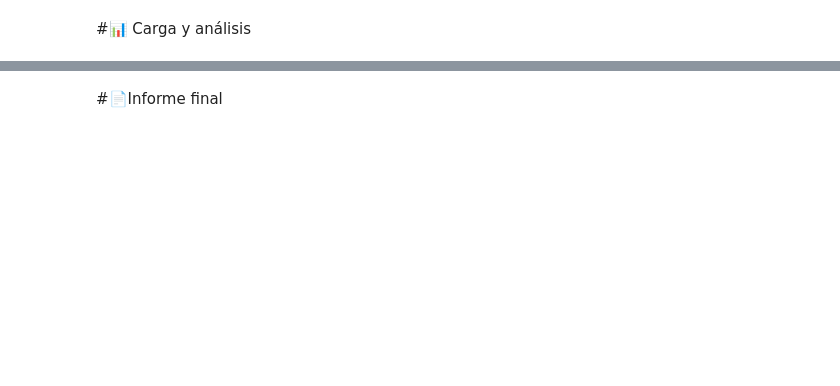
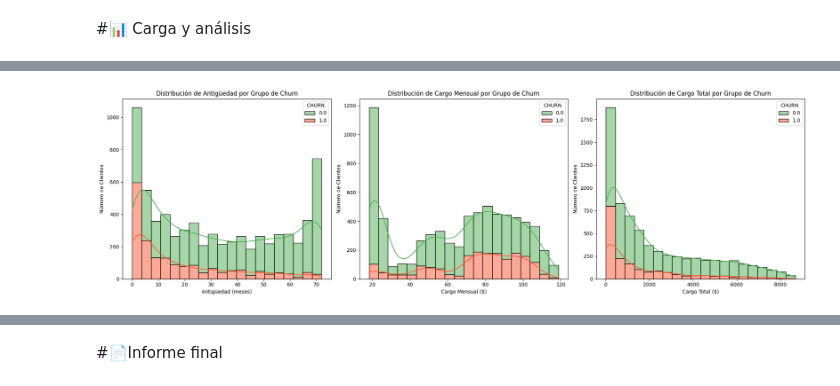
Before and after one commit to HeberBernal/Heber-base-de-datos-challenge1-latam, a Jupyter notebook: TelecomX_LATAM.ipynb, the cells around one changed output, grey strips where cells are left out. Cells and saved outputs as stored; diff of their text form; code cells hidden in the pictures; blank space fills up the shorter version.

```diff
--- a/TelecomX_LATAM.ipynb
+++ b/TelecomX_LATAM.ipynb
@@ -8,0 +546,52 @@
+# %%
+
+
+df_flat = flatten_df(df_raw)
+
+df_flat['account_Charges.Total'] = (
+    df_flat['account_Charges.Total']
+        .replace(r'^\s*$', np.nan, regex=True)
+        .astype(float)
+)
+
+
+
+df_flat.rename(columns=rename_cols, inplace=True)
+if 'INDICE' in df_flat.columns:
+    df_flat.set_index('INDICE', inplace=True, drop=True)
+
+df_flat['CHURN'] = df_flat['CHURN'].map({'Yes': 1, 'No': 0})
+df_clean = df_flat.dropna(subset=['CHURN']).copy()
+
+# --- ANÁLISIS DE LAS VARIABLES NUMÉRICAS ---
+
+fig, ax = plt.subplots(1, 3, figsize=(20, 6))
+
+# Histograma para la 'ANTIGUEDAD_CLIENTE'
+sns.histplot(data=df_clean, x='ANTIGUEDAD_CLIENTE', hue='CHURN',
+             multiple="stack", ax=ax[0], kde=True, bins=20,
+             palette=['#4CAF50', '#FF5733'])
+ax[0].set_title('Distribución de Antigüedad por Grupo de Churn')
+ax[0].set_xlabel('Antigüedad (meses)')
+ax[0].set_ylabel('Número de Clientes')
+
+# Histograma para el 'CARGO_MENSUAL'
+sns.histplot(data=df_clean, x='CARGO_MENSUAL', hue='CHURN',
+             multiple="stack", ax=ax[1], kde=True, bins=20,
+             palette=['#4CAF50', '#FF5733'])
+ax[1].set_title('Distribución de Cargo Mensual por Grupo de Churn')
+ax[1].set_xlabel('Cargo Mensual ($)')
+ax[1].set_ylabel('Número de Clientes')
+
+# Histograma para el 'CARGO_TOTAL'
+sns.histplot(data=df_clean, x='CARGO_TOTAL', hue='CHURN',
+             multiple="stack", ax=ax[2], kde=True, bins=20,
+             palette=['#4CAF50', '#FF5733'])
+ax[2].set_title('Distribución de Cargo Total por Grupo de Churn')
+ax[2].set_xlabel('Cargo Total ($)')
+ax[2].set_ylabel('Número de Clientes')
+
+plt.tight_layout()
+plt.show()
+# %% [output]
+[figure, added]
```
Also changed, not shown: parts of 7 cells of this notebook.
